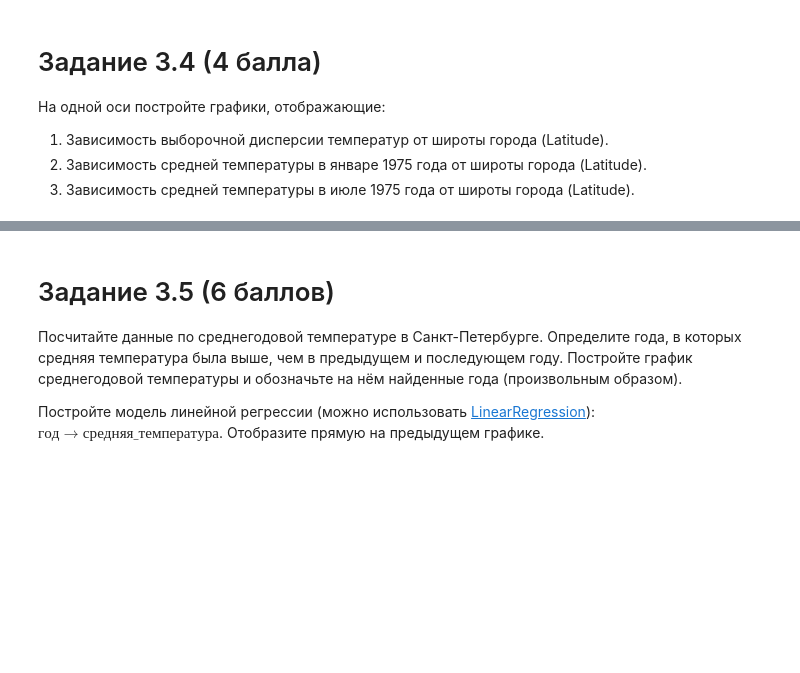
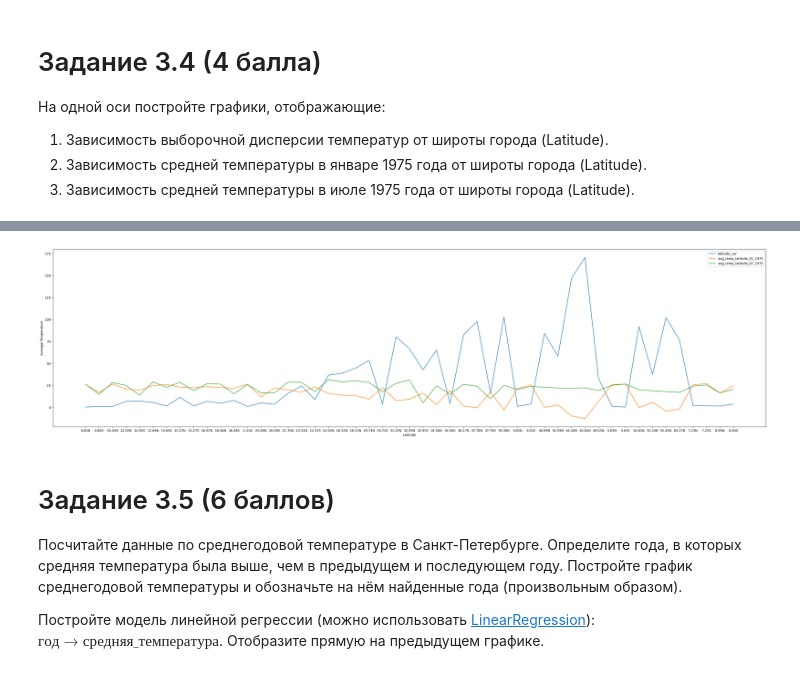
Before and after one commit to AirisFiorentini/Python-for-Data-Analysis, a Jupyter notebook: Task_3.ipynb, the cells around one changed output, grey strips where cells are left out. Saved outputs shown, nothing was run; the diff lists cells and outputs as text; code cells hidden in the pictures; blank space fills up the shorter version.

```diff
--- a/Task_3.ipynb
+++ b/Task_3.ipynb
@@ -98,3 +113,6 @@ plt.show()
 1. Зависимость выборочной дисперсии температур от широты города (Latitude).
 2. Зависимость средней температуры в январе 1975 года от широты города (Latitude).
 3. Зависимость средней температуры в июле 1975 года от широты города (Latitude).
+# %%
+latitude_var = df_new.groupby('Latitude').AverageTemperature.var().reset_index()  #.sort_values('Latitude')
+latitude_var.head()
@@ -100,0 +126,3 @@ plt.show()
+# %%
+avg_temp_latitude_01_1975 = df_new[(df_new.dt.dt.month == 1) & (df_new.dt.dt.year == 1975)].groupby('Latitude').AverageTemperature.mean().reset_index()
+avg_temp_latitude_01_1975.head()
@@ -100,0 +136,3 @@ plt.show()
+# %%
+avg_temp_latitude_07_1975 = df_new[(df_new.dt.dt.month == 7) & (df_new.dt.dt.year == 1975)].groupby('Latitude').AverageTemperature.mean().reset_index()
+avg_temp_latitude_07_1975.head()
@@ -101,3 +146,16 @@ plt.show()
+# %%
+figure, axes = plt.subplots(1, 1, figsize=(40, 10))
+# plt.figure(figsize=(20, 10))
+plt.plot(latitude_var.Latitude, latitude_var.AverageTemperature, label="latitude_var")
+plt.plot(latitude_var.Latitude, avg_temp_latitude_01_1975.AverageTemperature, label="avg_temp_latitude_01_1975")
+plt.plot(latitude_var.Latitude, avg_temp_latitude_07_1975.AverageTemperature, label="avg_temp_latitude_07_1975")
+
+plt.xlabel("Latitude")
+plt.ylabel("Average Temperature")
+plt.legend()
+plt.show()
+# %% [output]
+[figure, added]
 # %% [markdown]
 # Задание 3.5 (6 баллов)
 
```
Also changed, not shown: parts of 15 cells of this notebook.
